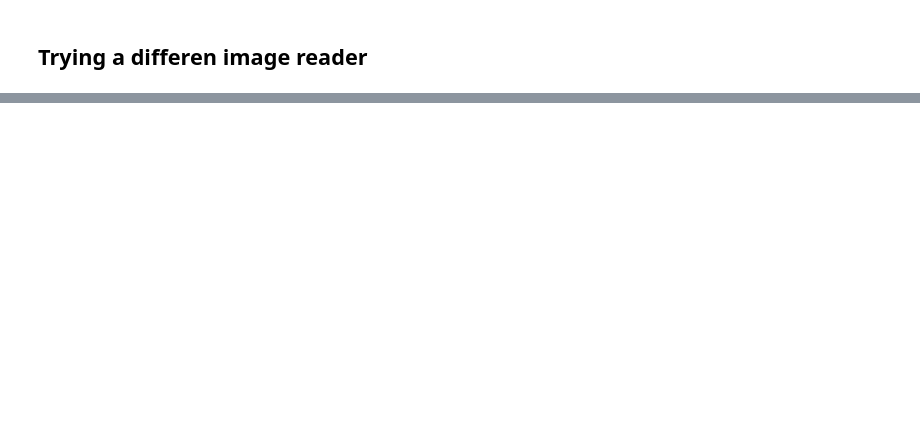
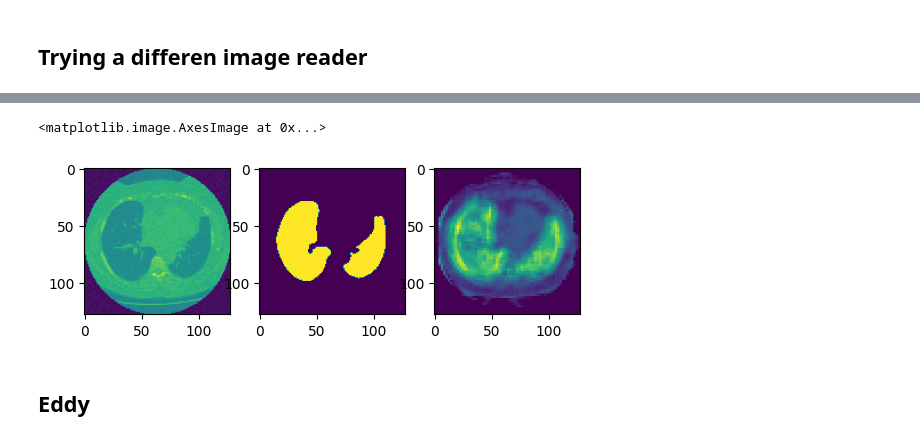
Before and after one commit to Eddy-Emmanuel/Lung_Sementation_Using_Unet, a Jupyter notebook: LUNG_SEGMENTATION_DOWNSAMPLING_TECHNIQUE.ipynb, the cells around one changed output, grey strips where cells are left out. Drawn from its saved outputs; the diff is of its cells as text; code cells hidden in the pictures; blank space fills up the shorter version.

```diff
--- a/LUNG_SEGMENTATION_DOWNSAMPLING_TECHNIQUE.ipynb
+++ b/LUNG_SEGMENTATION_DOWNSAMPLING_TECHNIQUE.ipynb
@@ -192,5 +277,5 @@ model.fit(Xtrain_, ytrain_,
 # %%
 image_generator = keras.preprocessing.image.ImageDataGenerator(width_shift_range=0.1,
                                                                height_shift_range=0.1,
-                                                               rotation_range=10,
+                                                               rotation_range=45,
                                                                zoom_range=0.1)
@@ -200,0 +282,4 @@ print(Xtrain_.shape, Xtest_.shape)
+# %%
+Xtrain, Xtest, ytrain, ytest = train_test_split(loaded_images_, loaded_masks, test_size=.1)
+
+print(Xtrain.shape, Xtest.shape)
@@ -201,8 +288,8 @@ print(Xtrain_.shape, Xtest_.shape)
 # %%
-model.compile(optimizer=keras.optimizers.Adam(learning_rate=1e-4), loss="binary_crossentropy", metrics=["accuracy"])
+model.compile(optimizer=keras.optimizers.Adam(learning_rate=1e-3), loss="binary_crossentropy", metrics=["accuracy"])
 # %%
-model.fit(image_generator.flow(Xtrain_, ytrain_),
-          validation_data=(image_generator.flow(Xtest_, ytest_)),
+model.fit(image_generator.flow(Xtrain, ytrain),
+          validation_data=(image_generator.flow(Xtest, ytest)),
           batch_size=32,
           epochs=100,
           callbacks=[keras.callbacks.EarlyStopping(patience=5, monitor="val_accuracy"),
@@ -215,0 +320,8 @@ plt.imshow(Xtest_[1])
+# %%
+plt.subplot(1, 3, 1)
+plt.imshow(Xtest[2])
+plt.subplot(1, 3, 2)
+plt.imshow(ytest[2])
+plt.subplot(1, 3, 3)
+plt.imshow(model.predict(np.expand_dims(Xtest[2], axis=0)).reshape(128, 128, 1)/255)
+# %% [output]
@@ -215,0 +329,4 @@ plt.imshow(Xtest_[1])
+<matplotlib.image.AxesImage at 0x...>
+[figure, added]
+# %% [markdown]
+## Eddy
```
Also changed, not shown: parts of 22 cells of this notebook.
